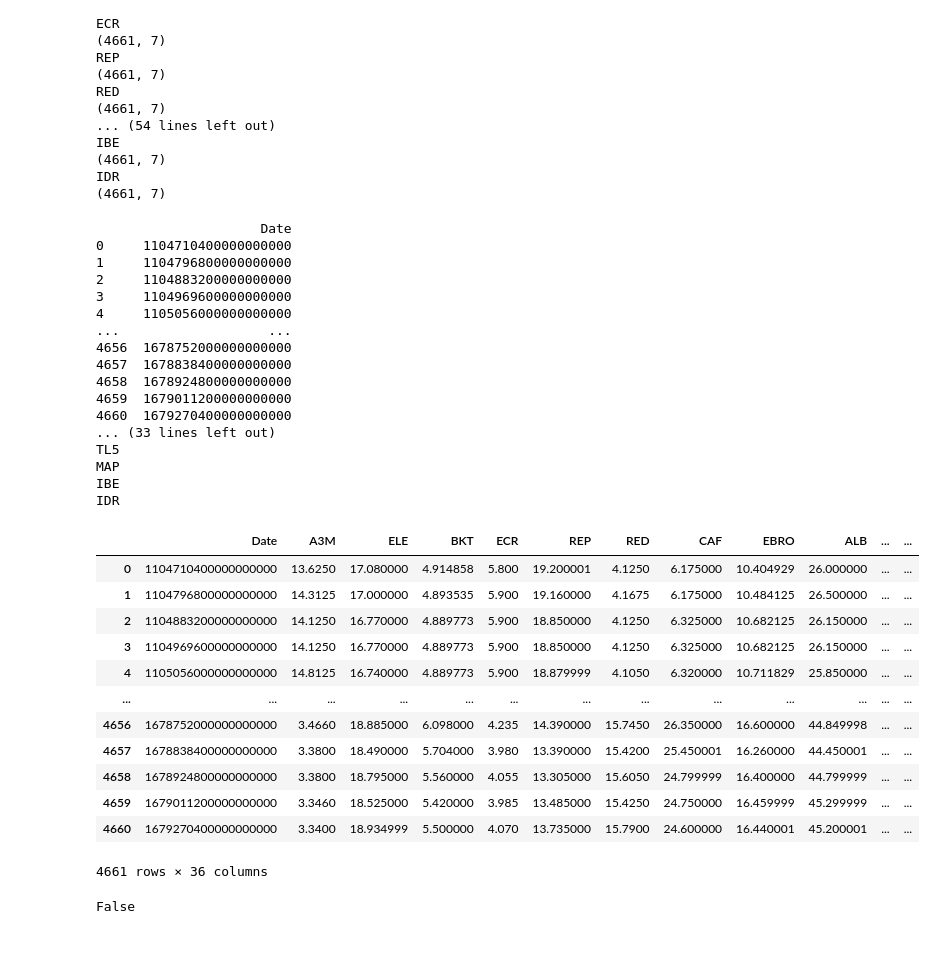
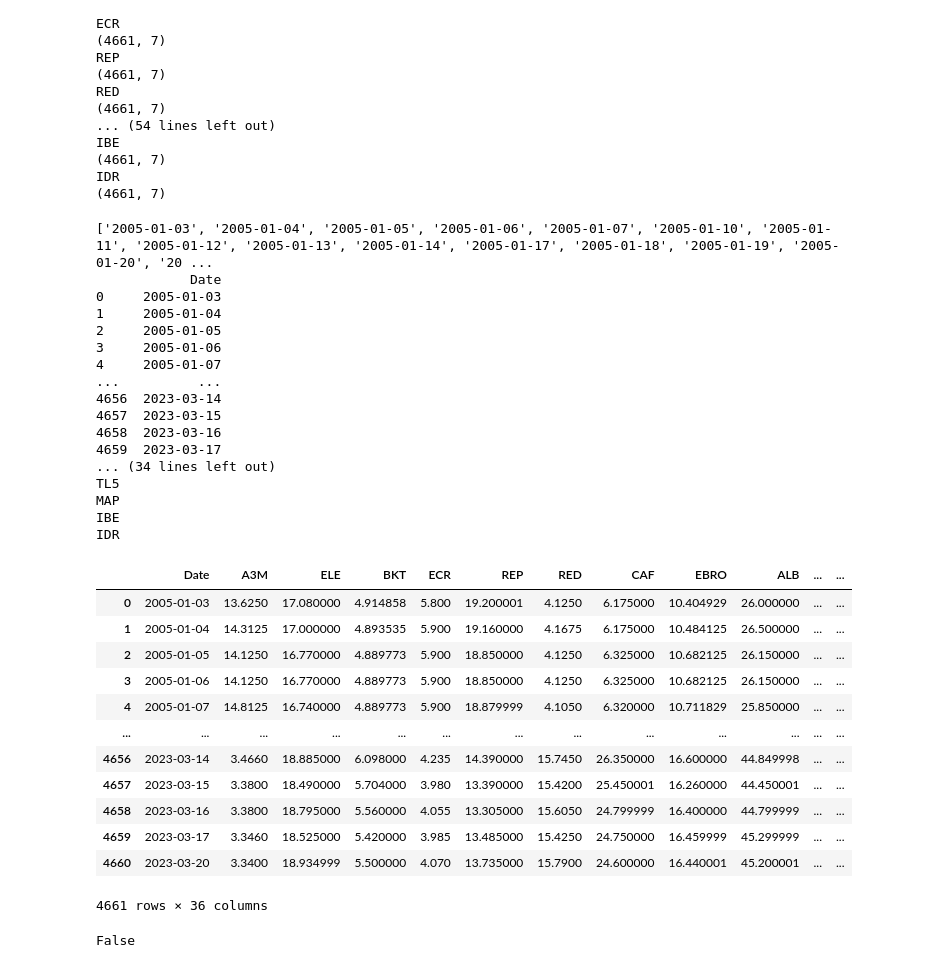
Before and after one commit to victoralcarazlopez/TDA_Stocks_Spain, a Jupyter notebook: EDA-Historic2000.ipynb, the cells around one changed output. Saved outputs shown, nothing was run; the diff lists cells and outputs as text; code cells hidden in the pictures.

```diff
--- a/EDA-Historic2000.ipynb
+++ b/EDA-Historic2000.ipynb
@@ -322,53 +366,54 @@ IDR
 # %%
 # Crear un dataframe que sirva como entrada al modelo TDA
 # Columna1 = fecha. El resto de columnas serán cada una de las empresas
 # Filas = cada fila representa el precio de cierre en el dia determinado
 
 
-dates = data_companies_clean['ECR'][['Date']].values.reshape(-1,).tolist()
+#dates = data_companies_clean['ECR'][['Date']].values.reshape(-1,).tolist()
+dates = date_list
 
-
+print(dates)
 df_TDA = pd.DataFrame()
 df_TDA['Date'] = dates
 print(df_TDA)
 
 
 for company in data_companies_clean:
   print(company)
   prices = pd.Series(data_companies_clean[company][['Close']].values.reshape(-1,).tolist())
   df_TDA[company] = prices
 
 df_TDA
 # %% [output]
-                     Date
-0     1104710400000000000
-1     1104796800000000000
-2     1104883200000000000
-3     1104969600000000000
-4     1105056000000000000
-...                   ...
-4656  1678752000000000000
-4657  1678838400000000000
-4658  1678924800000000000
-4659  1679011200000000000
-4660  1679270400000000000
-... (33 lines left out)
+['2005-01-03', '2005-01-04', '2005-01-05', '2005-01-06', '2005-01-07', '2005-01-10', '2005-01-11', '2005-01-12', '2005-01-13', '2005-01-14', '2005-01-17', '2005-01-18', '2005-01-19', '2005-01-20', '20 ...
+            Date
+0     2005-01-03
+1     2005-01-04
+2     2005-01-05
+3     2005-01-06
+4     2005-01-07
+...          ...
+4656  2023-03-14
+4657  2023-03-15
+4658  2023-03-16
+4659  2023-03-17
+... (34 lines left out)
 TL5
 MAP
 IBE
 IDR
 |  | Date | A3M | ELE | BKT | ECR | REP | RED | CAF | EBRO | ALB | ... | ... |
-| 0 | 1104710400000000000 | 13.6250 | 17.080000 | 4.914858 | 5.800 | 19.200001 | 4.1250 | 6.175000 | 10.404929 | 26.000000 | ... | ... |
-| 1 | 1104796800000000000 | 14.3125 | 17.000000 | 4.893535 | 5.900 | 19.160000 | 4.1675 | 6.175000 | 10.484125 | 26.500000 | ... | ... |
-| 2 | 1104883200000000000 | 14.1250 | 16.770000 | 4.889773 | 5.900 | 18.850000 | 4.1250 | 6.325000 | 10.682125 | 26.150000 | ... | ... |
-| 3 | 1104969600000000000 | 14.1250 | 16.770000 | 4.889773 | 5.900 | 18.850000 | 4.1250 | 6.325000 | 10.682125 | 26.150000 | ... | ... |
-| 4 | 1105056000000000000 | 14.8125 | 16.740000 | 4.889773 | 5.900 | 18.879999 | 4.1050 | 6.320000 | 10.711829 | 25.850000 | ... | ... |
+| 0 | 2005-01-03 | 13.6250 | 17.080000 | 4.914858 | 5.800 | 19.200001 | 4.1250 | 6.175000 | 10.404929 | 26.000000 | ... | ... |
+| 1 | 2005-01-04 | 14.3125 | 17.000000 | 4.893535 | 5.900 | 19.160000 | 4.1675 | 6.175000 | 10.484125 | 26.500000 | ... | ... |
+| 2 | 2005-01-05 | 14.1250 | 16.770000 | 4.889773 | 5.900 | 18.850000 | 4.1250 | 6.325000 | 10.682125 | 26.150000 | ... | ... |
+| 3 | 2005-01-06 | 14.1250 | 16.770000 | 4.889773 | 5.900 | 18.850000 | 4.1250 | 6.325000 | 10.682125 | 26.150000 | ... | ... |
+| 4 | 2005-01-07 | 14.8125 | 16.740000 | 4.889773 | 5.900 | 18.879999 | 4.1050 | 6.320000 | 10.711829 | 25.850000 | ... | ... |
 | ... | ... | ... | ... | ... | ... | ... | ... | ... | ... | ... | ... | ... |
-| 4656 | 1678752000000000000 | 3.4660 | 18.885000 | 6.098000 | 4.235 | 14.390000 | 15.7450 | 26.350000 | 16.600000 | 44.849998 | ... | ... |
-| 4657 | 1678838400000000000 | 3.3800 | 18.490000 | 5.704000 | 3.980 | 13.390000 | 15.4200 | 25.450001 | 16.260000 | 44.450001 | ... | ... |
-| 4658 | 1678924800000000000 | 3.3800 | 18.795000 | 5.560000 | 4.055 | 13.305000 | 15.6050 | 24.799999 | 16.400000 | 44.799999 | ... | ... |
-| 4659 | 1679011200000000000 | 3.3460 | 18.525000 | 5.420000 | 3.985 | 13.485000 | 15.4250 | 24.750000 | 16.459999 | 45.299999 | ... | ... |
-| 4660 | 1679270400000000000 | 3.3400 | 18.934999 | 5.500000 | 4.070 | 13.735000 | 15.7900 | 24.600000 | 16.440001 | 45.200001 | ... | ... |
+| 4656 | 2023-03-14 | 3.4660 | 18.885000 | 6.098000 | 4.235 | 14.390000 | 15.7450 | 26.350000 | 16.600000 | 44.849998 | ... | ... |
+| 4657 | 2023-03-15 | 3.3800 | 18.490000 | 5.704000 | 3.980 | 13.390000 | 15.4200 | 25.450001 | 16.260000 | 44.450001 | ... | ... |
+| 4658 | 2023-03-16 | 3.3800 | 18.795000 | 5.560000 | 4.055 | 13.305000 | 15.6050 | 24.799999 | 16.400000 | 44.799999 | ... | ... |
+| 4659 | 2023-03-17 | 3.3460 | 18.525000 | 5.420000 | 3.985 | 13.485000 | 15.4250 | 24.750000 | 16.459999 | 45.299999 | ... | ... |
+| 4660 | 2023-03-20 | 3.3400 | 18.934999 | 5.500000 | 4.070 | 13.735000 | 15.7900 | 24.600000 | 16.440001 | 45.200001 | ... | ... |
 4661 rows × 36 columns
 # %%
 # Verificar si hay datos que sean 0
```
Also changed, not shown: parts of 5 cells of this notebook, 1 other file.
